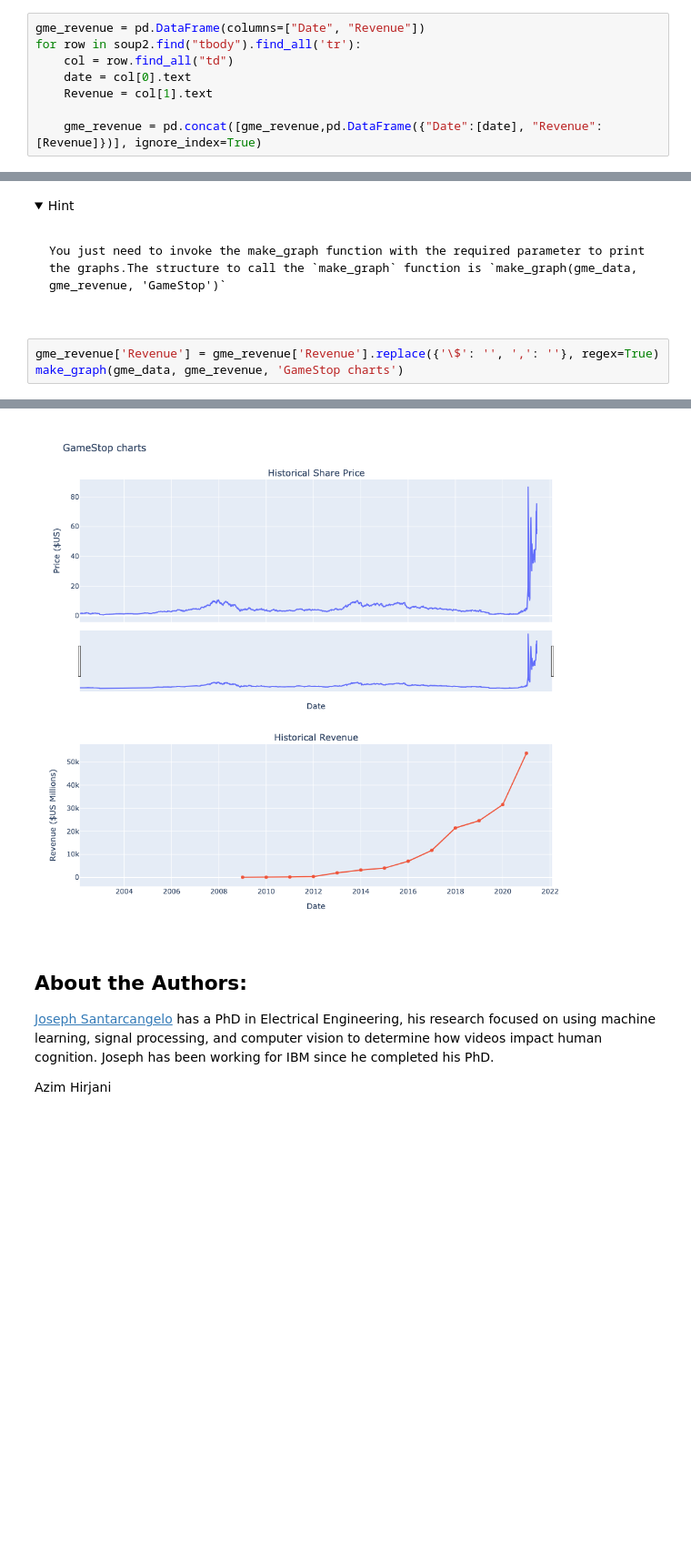
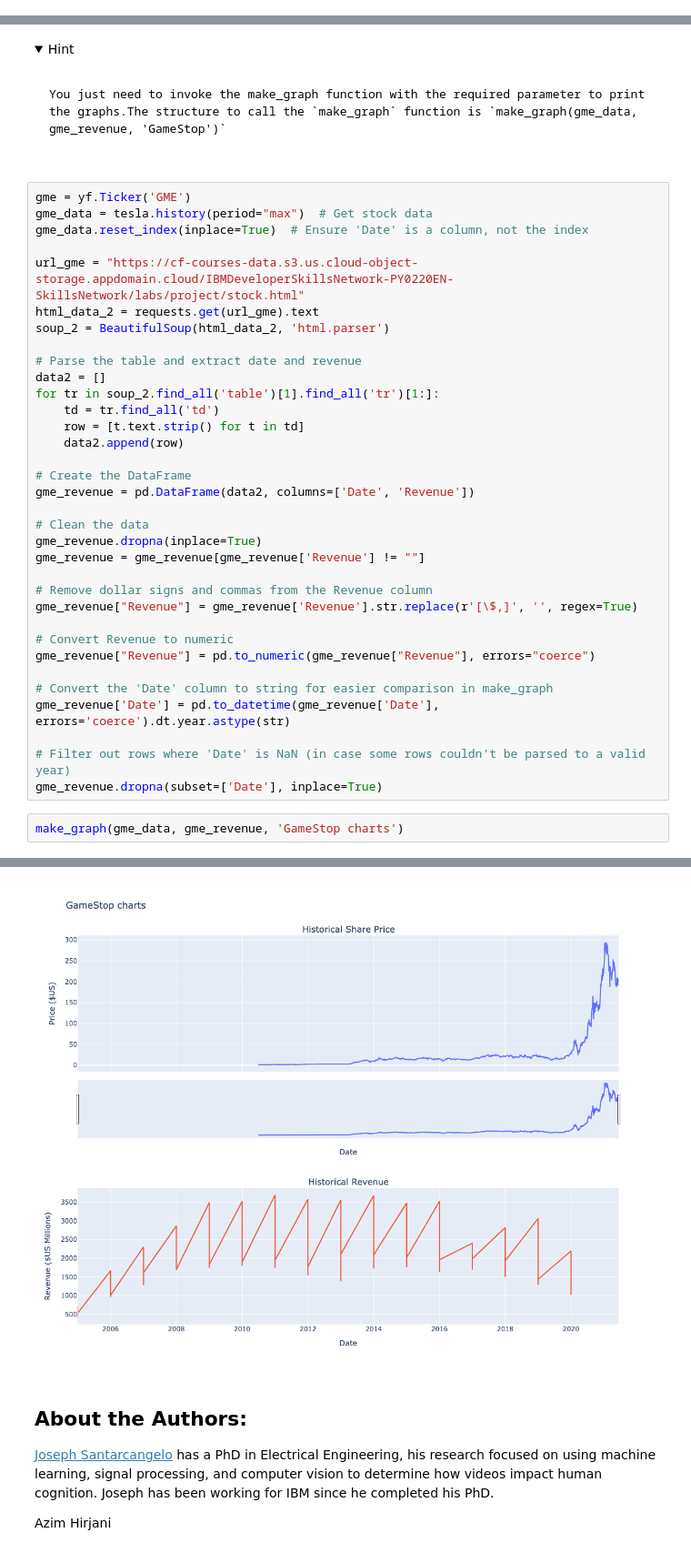
Before and after one commit to anghosh/DataSciecne, a Jupyter notebook: Final Assignment.ipynb, the cells around one changed output, grey strips where cells are left out. Shown at 91% size. Cells and saved outputs as stored; diff of their text form; folded sections open; blank space fills up the shorter version.

````diff
--- a/Final Assignment.ipynb
+++ b/Final Assignment.ipynb
@@ -236,11 +244,3 @@ If you want to use the read_html function the table is located at index 1
 ```
 
 </details>
-# %%
-gme_revenue = pd.DataFrame(columns=["Date", "Revenue"])
-for row in soup2.find("tbody").find_all('tr'):
-    col = row.find_all("td")
-    date = col[0].text
-    Revenue = col[1].text
-
-    gme_revenue = pd.concat([gme_revenue,pd.DataFrame({"Date":[date], "Revenue":[Revenue]})], ignore_index=True)
@@ -292,15 +346,48 @@ You just need to invoke the make_graph function with the required parameter to p
 ```
 
 </details>
+# %%
+gme = yf.Ticker('GME')
+gme_data = tesla.history(period="max")  # Get stock data
+gme_data.reset_index(inplace=True)  # Ensure 'Date' is a column, not the index
+
+url_gme = "https://cf-courses-data.s3.us.cloud-object-storage.appdomain.cloud/IBMDeveloperSkillsNetwork-PY0220EN-SkillsNetwork/labs/project/stock.html"
+html_data_2 = requests.get(url_gme).text
+soup_2 = BeautifulSoup(html_data_2, 'html.parser')
+
+# Parse the table and extract date and revenue
+data2 = []
+for tr in soup_2.find_all('table')[1].find_all('tr')[1:]:
+    td = tr.find_all('td')
+    row = [t.text.strip() for t in td]
+    data2.append(row)
+
+# Create the DataFrame
+gme_revenue = pd.DataFrame(data2, columns=['Date', 'Revenue'])
+
+# Clean the data
+gme_revenue.dropna(inplace=True)
+gme_revenue = gme_revenue[gme_revenue['Revenue'] != ""]
+
+# Remove dollar signs and commas from the Revenue column
+gme_revenue["Revenue"] = gme_revenue['Revenue'].str.replace(r'[\$,]', '', regex=True)
+
+# Convert Revenue to numeric
+gme_revenue["Revenue"] = pd.to_numeric(gme_revenue["Revenue"], errors="coerce")
+
+# Convert the 'Date' column to string for easier comparison in make_graph
+gme_revenue['Date'] = pd.to_datetime(gme_revenue['Date'], errors='coerce').dt.year.astype(str)
+
+# Filter out rows where 'Date' is NaN (in case some rows couldn't be parsed to a valid year)
+gme_revenue.dropna(subset=['Date'], inplace=True)
 # %%
-gme_revenue['Revenue'] = gme_revenue['Revenue'].replace({'\$': '', ',': ''}, regex=True)
 make_graph(gme_data, gme_revenue, 'GameStop charts')
 # %% [output]
 The argument 'infer_datetime_format' is deprecated and will be removed in a future version. A strict version of it is now the default, see https://pandas.pydata.org/pdeps/0004-consistent-to-datetime-p ...
 
 
 The argument 'infer_datetime_format' is deprecated and will be removed in a future version. A strict version of it is now the default, see https://pandas.pydata.org/pdeps/0004-consistent-to-datetime-p ...
-[figure, old version]
+[figure, new version]
 # %% [markdown]
 <h2>About the Authors:</h2>
 
````
Also changed, not shown: parts of 11 cells of this notebook.
